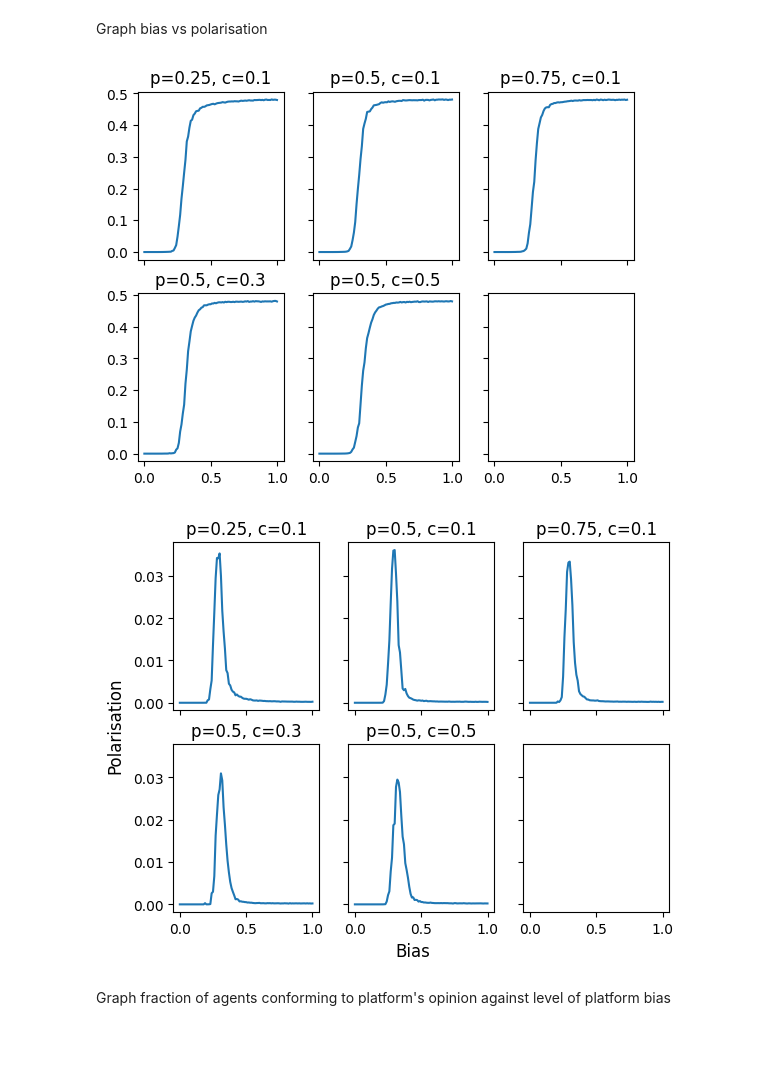
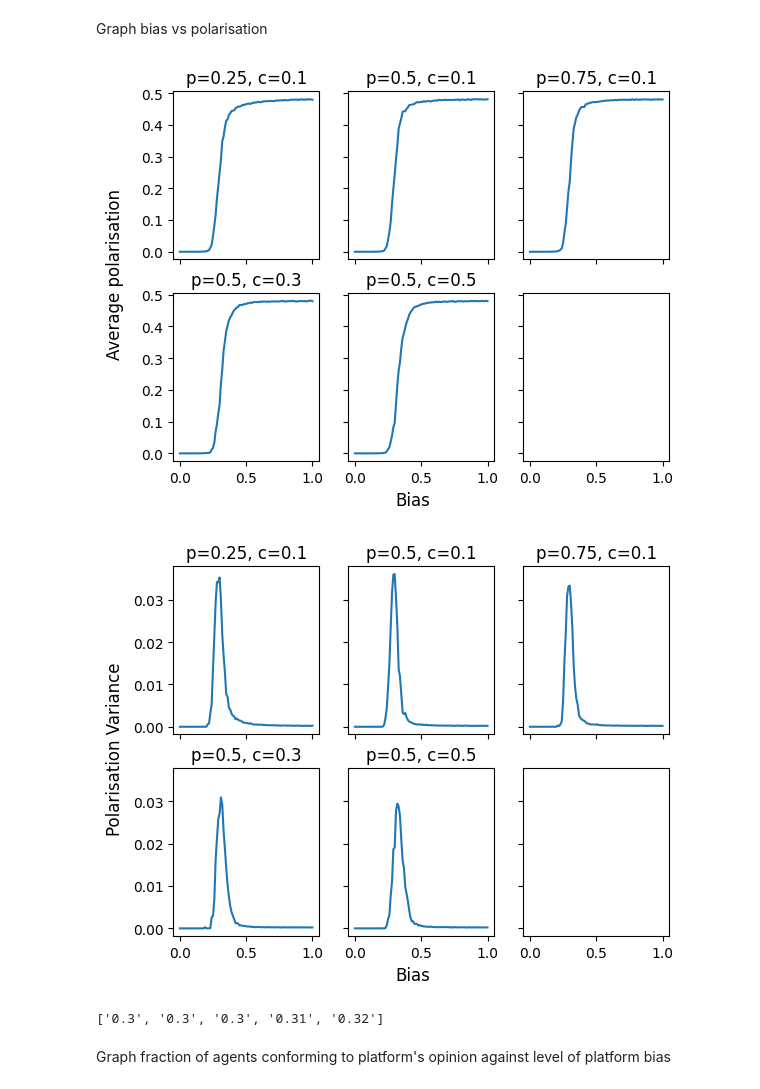
Before and after one commit to jasperpato/Social_Media_Simulator, a Jupyter notebook: analysis.ipynb, the cells around one changed output. Saved outputs shown, nothing was run; the diff lists cells and outputs as text; code cells hidden in the pictures; blank space fills up the shorter version.

Commit message:
plotting

```diff
--- a/analysis.ipynb
+++ b/analysis.ipynb
@@ -24,14 +24,16 @@ def plot_avg(data, ax, title):
 	ax.set_title(title)
 # %%
 fig, axs = plt.subplots(2, 3, sharex=True, sharey=True)
+fig.supxlabel('Bias')
+fig.supylabel('Average polarisation')
 
 plot_avg(data[0], axs[0][0], 'p=0.25, c=0.1')
 plot_avg(data[1], axs[0][1], 'p=0.5, c=0.1')
 plot_avg(data[2], axs[0][2], 'p=0.75, c=0.1')
 plot_avg(data[3], axs[1][0], 'p=0.5, c=0.3')
 plot_avg(data[4], axs[1][1], 'p=0.5, c=0.5')
 # %% [output]
-[figure, old version]
+[figure, new version]
 # %%
 def variance(lst):
 	avg = sum(lst) / len(lst)
@@ -50,7 +52,7 @@ def plot_var(data, ax, title):
 # %%
 fig, axs = plt.subplots(2, 3, sharex=True, sharey=True)
 fig.supxlabel('Bias')
-fig.supylabel('Polarisation')
+fig.supylabel('Polarisation Variance')
 
 plot_var(data[0], axs[0][0], 'p=0.25, c=0.1')
 plot_var(data[1], axs[0][1], 'p=0.5, c=0.1')
@@ -58,7 +60,20 @@ plot_var(data[2], axs[0][2], 'p=0.75, c=0.1')
 plot_var(data[3], axs[1][0], 'p=0.5, c=0.3')
 plot_var(data[4], axs[1][1], 'p=0.5, c=0.5')
 # %% [output]
-[figure, old version]
+[figure, new version]
+# %%
+peaks = []
+
+for d in data:
+	vars = {}
+	for b, ps in d.items():
+		vars[b] = variance(ps)
+
+	peaks.append(max(d.keys(), key=lambda b: vars[b]))
+
+peaks
+# %% [output]
+['0.3', '0.3', '0.3', '0.31', '0.32']
 # %% [markdown]
 Graph fraction of agents conforming to platform's opinion against level of platform bias
 # %%
```
